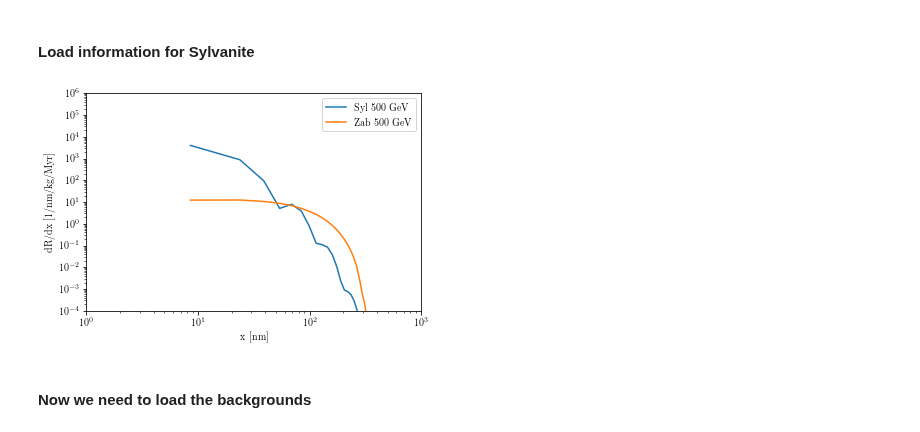
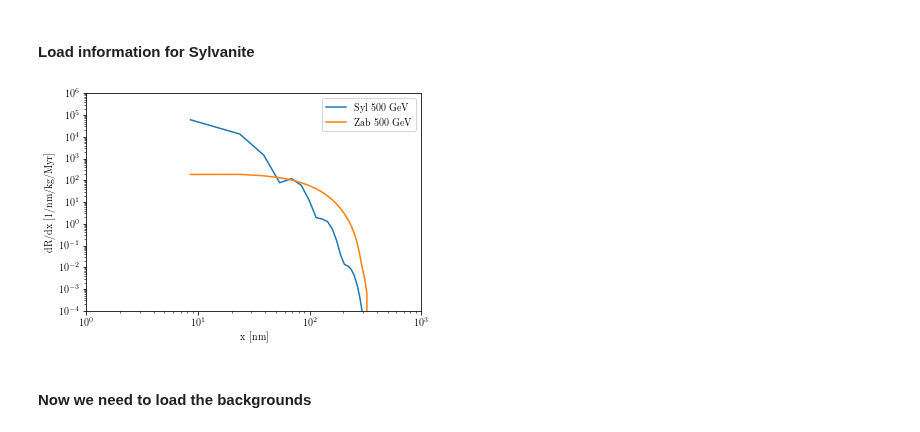
Before and after one commit to tedwards2412/paleo_detectors, a Jupyter notebook: Notebooks/Spectral_lim_paper.ipynb, the cells around one changed output. Cells and saved outputs as stored; diff of their text form; code cells hidden in the pictures.

```diff
--- a/Notebooks/Spectral_lim_paper.ipynb
+++ b/Notebooks/Spectral_lim_paper.ipynb
@@ -20,22 +20,22 @@ rc('font',**{'family':'serif','serif':['cmr']})
 # %%
 x_bins = np.linspace(1,1000,67)
 x_width = np.diff(x_bins)
 x_c = x_bins[:-1] + x_width/2
 E_list = np.logspace(-1, 3, 500) # keV
 nu_list = ['DSNB', 'atm', 'hep', '8B', '15O', '17F', '13N', 'pep']
 
-Syl = dRdx(x_c, 1e-45, 500, rock='Syl')
-Zab = dRdx(x_c, 1e-45, 500, rock='Zab')
+Syl = dRdx(x_bins, 1e-45, 500, rock='Syl')
+Zab = dRdx(x_bins, 1e-45, 500, rock='Zab')
 plt.loglog(x_c, Syl, label='Syl 500 GeV')
 plt.loglog(x_c, Zab, label='Zab 500 GeV')
 plt.legend()
 plt.ylabel("dR/dx [1/nm/kg/Myr]")
 plt.xlabel("x [nm]")
 plt.ylim(1e-4,1e6)
 plt.xlim(1,1000)
 plt.show()
 # %% [output]
-[figure, old version]
+[figure, new version]
 # %% [markdown]
 #### Now we need to load the backgrounds
 # %%
```
Also changed, not shown: parts of 7 cells of this notebook, 1 other file.
